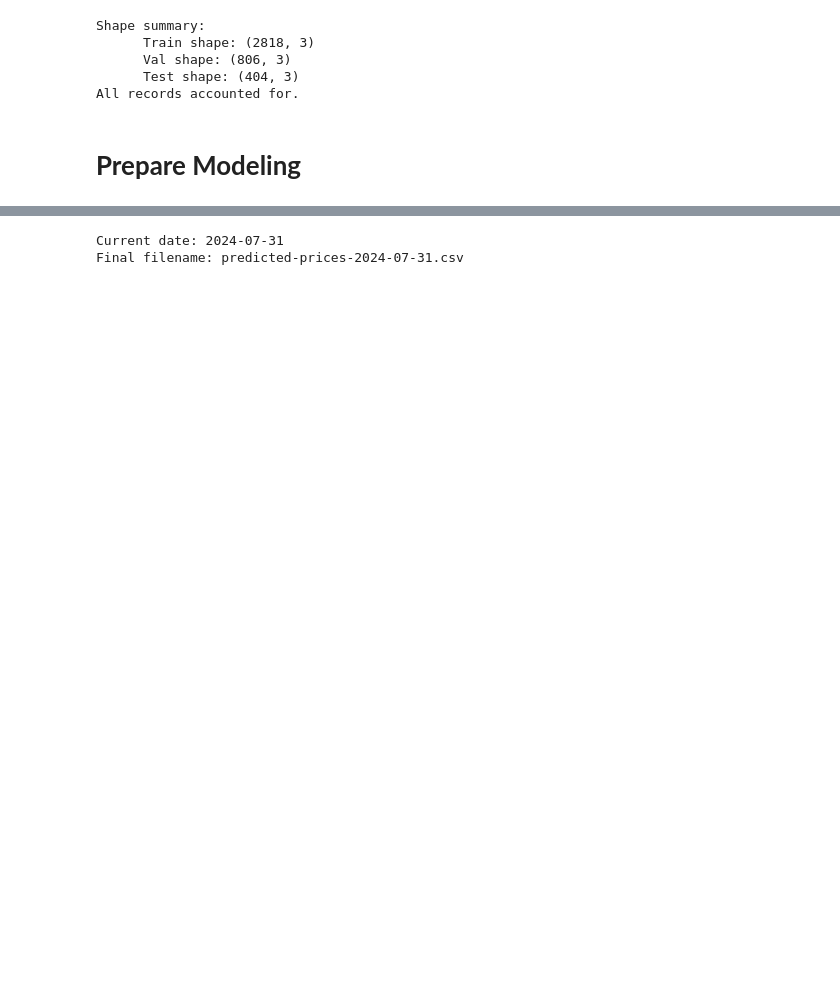
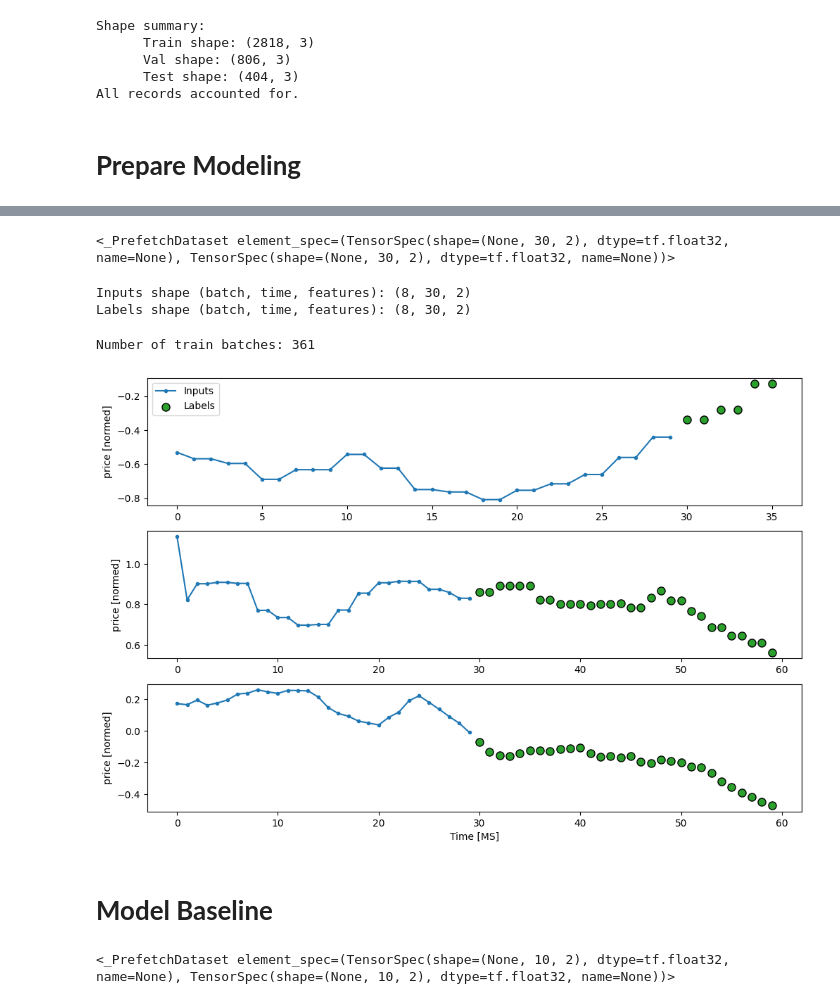
Before and after one commit to ayang9846/rs3-ml, a Jupyter notebook: src/rs3-model-ar-lstm-rnn.ipynb, the cells around one changed output, grey strips where cells are left out. Drawn from its saved outputs; the diff is of its cells as text; code cells hidden in the pictures; blank space fills up the shorter version.

```diff
--- a/src/rs3-model-ar-lstm-rnn.ipynb
+++ b/src/rs3-model-ar-lstm-rnn.ipynb
@@ -472,12 +336,0 @@ price_predicted = price_features.merge(data[["id","date", "name"]], left_index =
-# %%
-import datetime
-
-# Create file based on date.
-today = datetime.date.today().strftime('%Y-%m-%d')
-print(f"Current date: {today}")
-
-filename = f"predicted-prices-{today}.csv"
-print(f"Final filename: {filename}")
-# %% [output]
-Current date: 2024-07-31
-Final filename: predicted-prices-2024-07-31.csv
@@ -485,0 +337,4 @@ price_predicted.to_csv(filename, index=False)
+# %%
+w1.make_dataset(w1.train_df)
+# %% [output]
+<_PrefetchDataset element_spec=(TensorSpec(shape=(None, 30, 2), dtype=tf.float32, name=None), TensorSpec(shape=(None, 30, 2), dtype=tf.float32, name=None))>
@@ -485,0 +368,14 @@ price_predicted.to_csv(filename, index=False)
+# %%
+for example_inputs, example_labels in w1.train.take(1):
+    print(f'Inputs shape (batch, time, features): {example_inputs.shape}')
+    print(f'Labels shape (batch, time, features): {example_labels.shape}')
+# %% [output]
+Inputs shape (batch, time, features): (8, 30, 2)
+Labels shape (batch, time, features): (8, 30, 2)
+# %%
+w1.plot()
+# %% [output]
+Number of train batches: 361
+[figure, added]
+# %% [markdown]
+# **Model Baseline**
@@ -485,0 +397,4 @@ price_predicted.to_csv(filename, index=False)
+# %%
+single_step_window.train
+# %% [output]
+<_PrefetchDataset element_spec=(TensorSpec(shape=(None, 10, 2), dtype=tf.float32, name=None), TensorSpec(shape=(None, 10, 2), dtype=tf.float32, name=None))>
```
Also changed, not shown: parts of 56 cells of this notebook.
